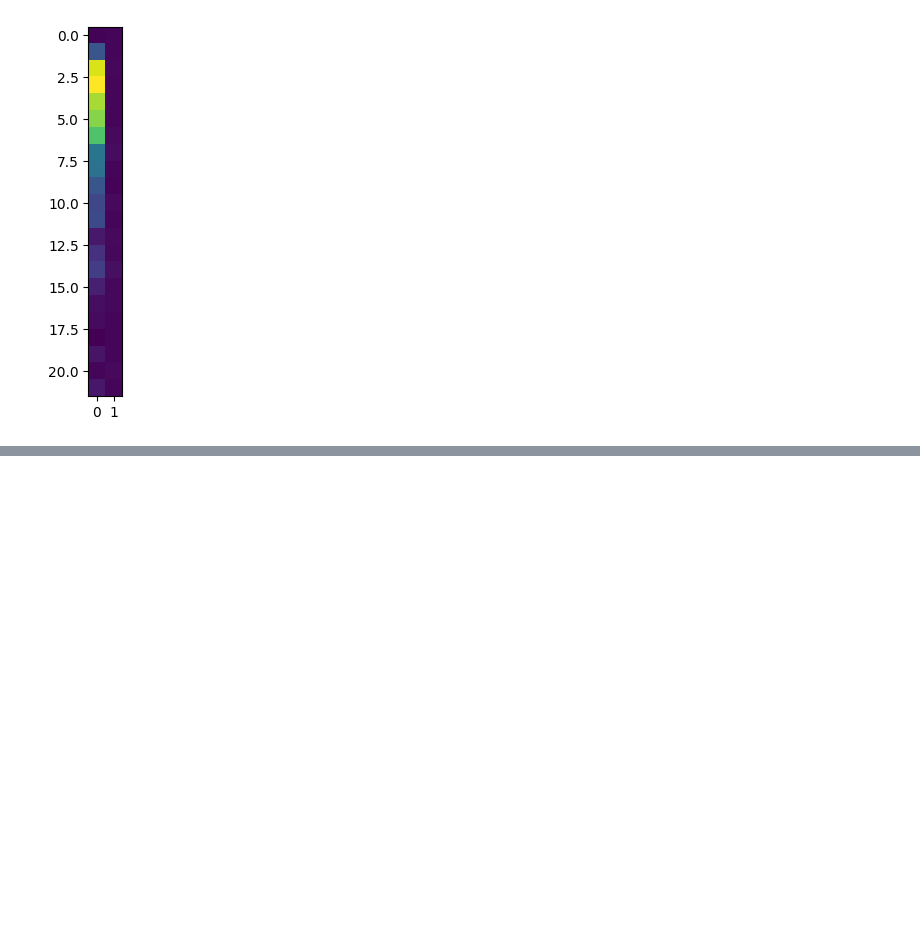
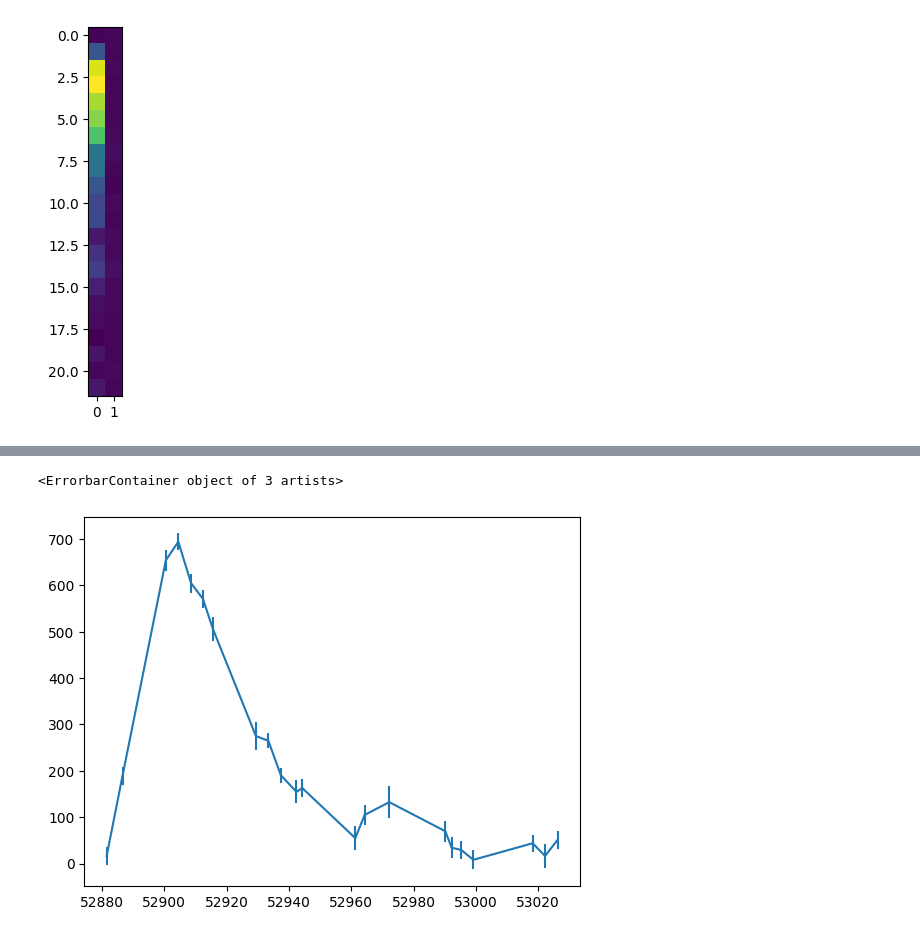
Before and after one commit to nden/astropy_bg_2023, a Jupyter notebook: INTRO/Day1_Morning.ipynb, the cells around one changed output, grey strips where cells are left out. Drawn from its saved outputs; the diff is of its cells as text; code cells hidden in the pictures; blank space fills up the shorter version.

```diff
--- a/INTRO/Day1_Morning.ipynb
+++ b/INTRO/Day1_Morning.ipynb
@@ -223,0 +225,5 @@ plt.ylim([0,800])
+# %%
+plt.errorbar(mjd, flux, yerr=data[:,2])
+# %% [output]
+<ErrorbarContainer object of 3 artists>
+[figure, added]
```
Also changed, not shown: parts of 11 cells of this notebook.
